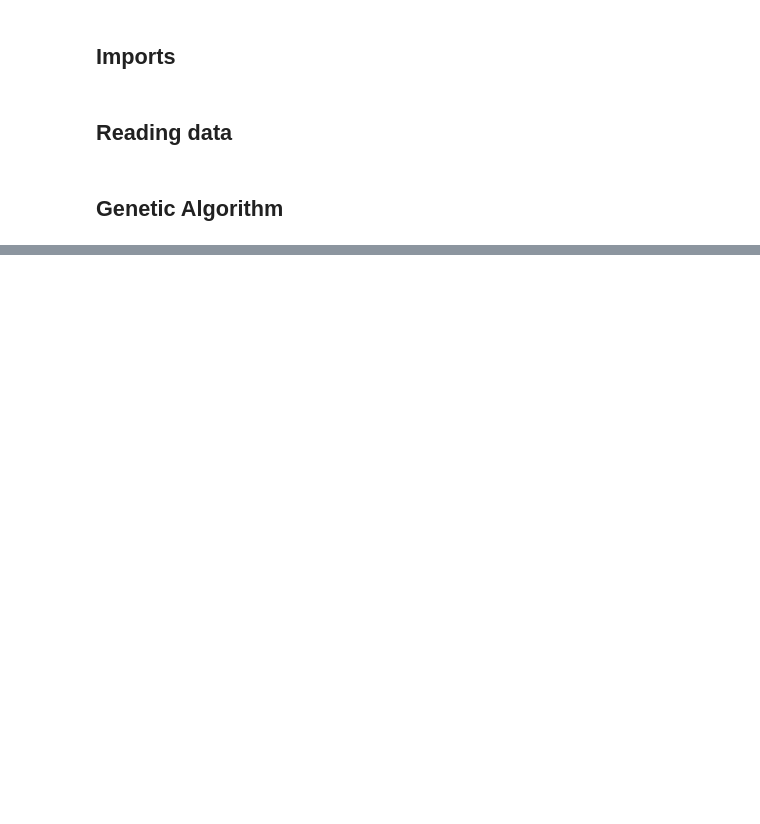
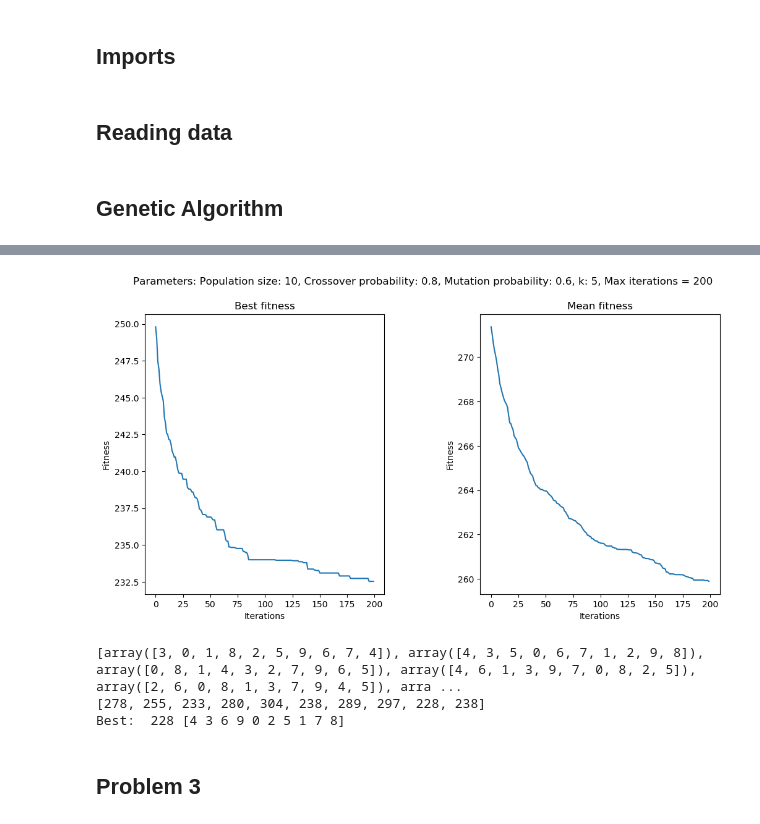
Before and after one commit to luizduducoelho/JSSP_evolutionary, a Jupyter notebook: JSSP.ipynb, the cells around one changed output, grey strips where cells are left out. Saved outputs shown, nothing was run; the diff lists cells and outputs as text; code cells hidden in the pictures; blank space fills up the shorter version.

```diff
--- a/JSSP.ipynb
+++ b/JSSP.ipynb
@@ -204,0 +218,21 @@ p1.fitness([2,1,0])
+# %%
+population_size=10
+crossover_probability=0.8
+mutation_probability=0.6
+k=5
+number_of_iterations=200
+repetitions = 30
+directory = 'plots10'
+p2.test_parameters_set(population_size, crossover_probability, mutation_probability, k, number_of_iterations, repetitions, directory)
+# %% [output]
+[figure, added]
+# %%
+print(p2.population)
+print(p2.population_fitness)
+print("Best: ", min(p2.population_fitness), p2.population[np.argmin(p2.population_fitness)])
+# %% [output]
+[array([3, 0, 1, 8, 2, 5, 9, 6, 7, 4]), array([4, 3, 5, 0, 6, 7, 1, 2, 9, 8]), array([0, 8, 1, 4, 3, 2, 7, 9, 6, 5]), array([4, 6, 1, 3, 9, 7, 0, 8, 2, 5]), array([2, 6, 0, 8, 1, 3, 7, 9, 4, 5]), arra ...
+[278, 255, 233, 280, 304, 238, 289, 297, 228, 238]
+Best:  228 [4 3 6 9 0 2 5 1 7 8]
+# %% [markdown]
+## Problem 3
```
Also changed, not shown: parts of 17 cells of this notebook, 11 other files.
